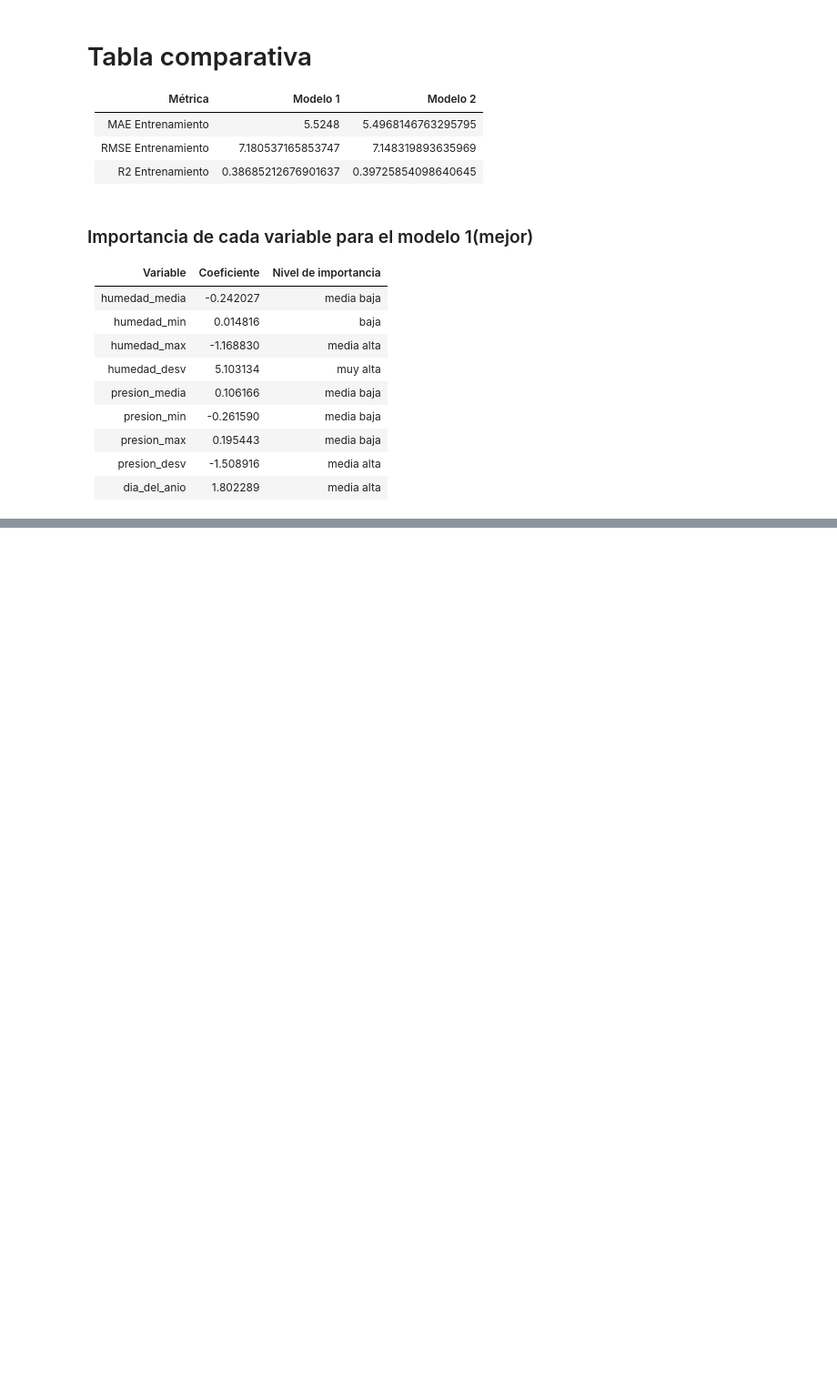
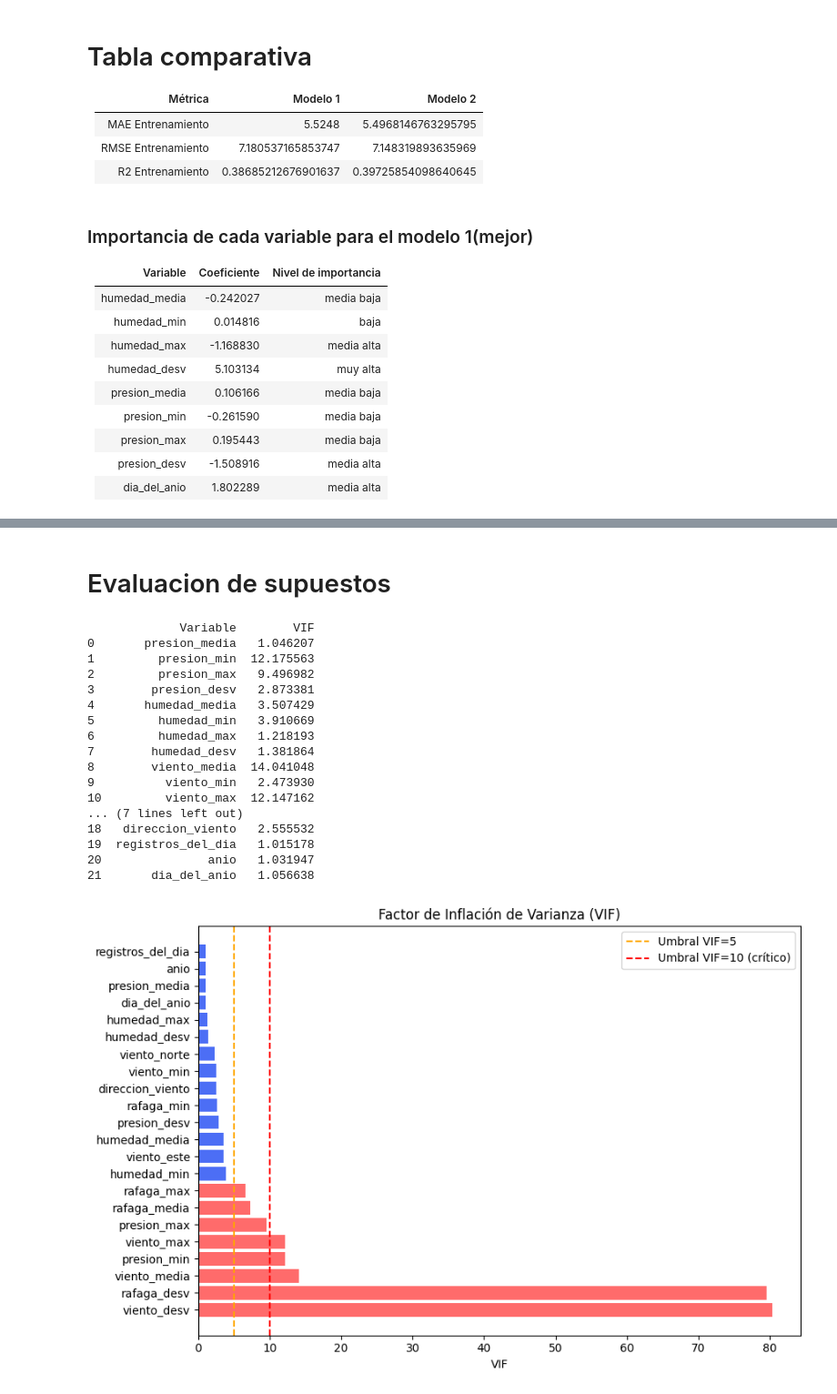
Before and after one commit to cafernandezm/Lab1-AprendizajeMaquina, a Jupyter notebook: respuesta.ipynb, the cells around one changed output, grey strips where cells are left out. Shown at 91% size. Drawn from its saved outputs; the diff is of its cells as text; code cells hidden in the pictures; blank space fills up the shorter version.

Commit message:
Se adiciona el analisis de los supuestos de la regresion lineal. Falta seccion analisis resultados(Resumen y responder preguntas) - Aplicar modelo- Resolver preparacion previa(opcional) - seccion IA

```diff
--- a/respuesta.ipynb
+++ b/respuesta.ipynb
@@ -1308,0 +1320,59 @@ Lo de que los dias del anio conforme aumentan nos esta diciendo datos sobre la u
+# %% [markdown]
+# Evaluacion de supuestos
+# %%
+X_vif = X_train.select_dtypes(include="number").copy()
+clean_columns = (
+    X_vif.columns
+         .str.replace("^num__", "", regex=True)
+         .str.replace("^cat__", "", regex=True)
+)
+
+X_vif = X_vif.dropna()
+vif_values = []
+with np.errstate(divide="ignore", invalid="ignore"):
+    for i in range(X_vif.shape[1]):
+        vif = variance_inflation_factor(X_vif.values, i)
+        vif_values.append(vif)
+
+vif_data = pd.DataFrame({
+    "Variable": clean_columns,
+    "VIF": vif_values
+})
+print(vif_data)
+# Visualización del VIF
+vif_finito = vif_data[np.isfinite(vif_data['VIF'])].sort_values('VIF', ascending=False)
+vif_inf = vif_data[~np.isfinite(vif_data['VIF'])]
+
+fig, ax = plt.subplots(figsize=(9, 6))
+colors_vif = ['#FF6B6B' if v >= 5 else '#4C6EF5' for v in vif_finito['VIF']]
+ax.barh(vif_finito['Variable'], vif_finito['VIF'], color=colors_vif)
+ax.axvline(5, color='orange', linestyle='--', lw=1.5, label='Umbral VIF=5')
+ax.axvline(10, color='red', linestyle='--', lw=1.5, label='Umbral VIF=10 (crítico)')
+ax.set_xlabel('VIF')
+ax.set_title('Factor de Inflación de Varianza (VIF)')
+ax.legend()
+plt.tight_layout()
+plt.show()
+
+if len(vif_inf) > 0:
+    print(f"Variables con VIF infinito (multicolinealidad perfecta): {list(vif_inf['Variable'])}")
+    print("   Estas variables son combinación lineal exacta de otras — deberían eliminarse.")
+# %% [output]
+             Variable        VIF
+0       presion_media   1.046207
+1         presion_min  12.175563
+2         presion_max   9.496982
+3        presion_desv   2.873381
+4       humedad_media   3.507429
+5         humedad_min   3.910669
+6         humedad_max   1.218193
+7        humedad_desv   1.381864
+8        viento_media  14.041048
+9          viento_min   2.473930
+10         viento_max  12.147162
+... (7 lines left out)
+18   direccion_viento   2.555532
+19  registros_del_dia   1.015178
+20               anio   1.031947
+21       dia_del_anio   1.056638
+[figure, added]
```
Also changed, not shown: parts of 13 cells of this notebook.
